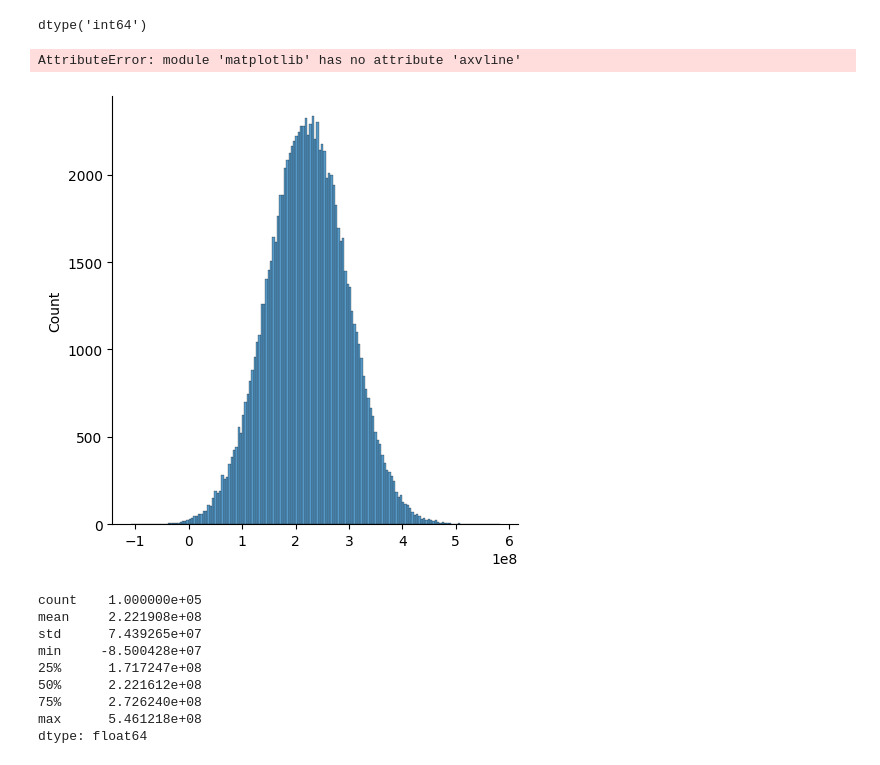
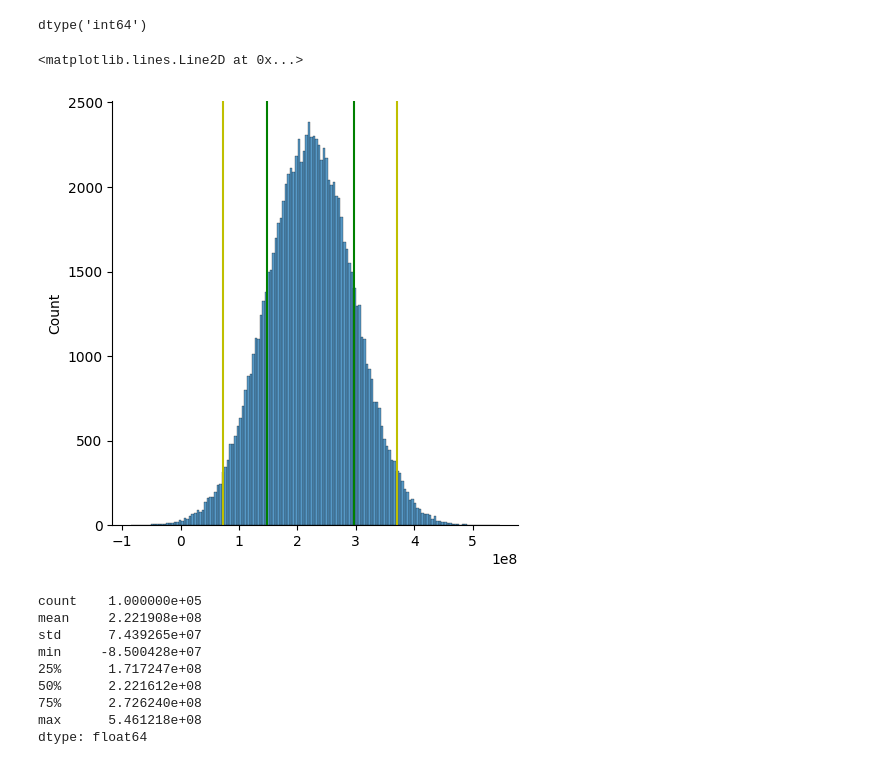
Before and after one commit to gmkumar1988/Data-Analytics-Projects, a Jupyter notebook: EmpiricalDistribution_ElectricVehicle.ipynb, the cells around one changed output. Drawn from its saved outputs; the diff is of its cells as text; code cells hidden in the pictures.

Commit message:
Electric Vehicle Empirical Distribution

```diff
--- a/EmpiricalDistribution_ElectricVehicle.ipynb
+++ b/EmpiricalDistribution_ElectricVehicle.ipynb
@@ -59,14 +54,14 @@ dtype('int64')
 # %%
 sns.displot(observations_ev_vehicle)
 
-plt.axvline(np.mean(observations_ev_vehicle) + np.std(observations_ev_vehicle), colour = "g")
-plt.axvline(np.mean(observations_ev_vehicle) - np.std(observations_ev_vehicle), colour = "g")
+plt.axvline(np.mean(observations_ev_vehicle) + np.std(observations_ev_vehicle), color = "g")
+plt.axvline(np.mean(observations_ev_vehicle) - np.std(observations_ev_vehicle), color = "g")
 
-plt.axvline(np.mean(observations_ev_vehicle) + np.std(observations_ev_vehicle) * 2, colour = "y")
-plt.axvline(np.mean(observations_ev_vehicle) - np.std(observations_ev_vehicle) * 2, colour = "y")
+plt.axvline(np.mean(observations_ev_vehicle) + np.std(observations_ev_vehicle) * 2, color = "y")
+plt.axvline(np.mean(observations_ev_vehicle) - np.std(observations_ev_vehicle) * 2, color = "y")
 # %% [output]
-AttributeError: module 'matplotlib' has no attribute 'axvline'
+<matplotlib.lines.Line2D at 0x...>
-[figure, old version]
+[figure, new version]
 # %%
 pd.Series(observations_ev_vehicle).describe()
 # %% [output]
```
Also changed, not shown: parts of 1 cell of this notebook.
